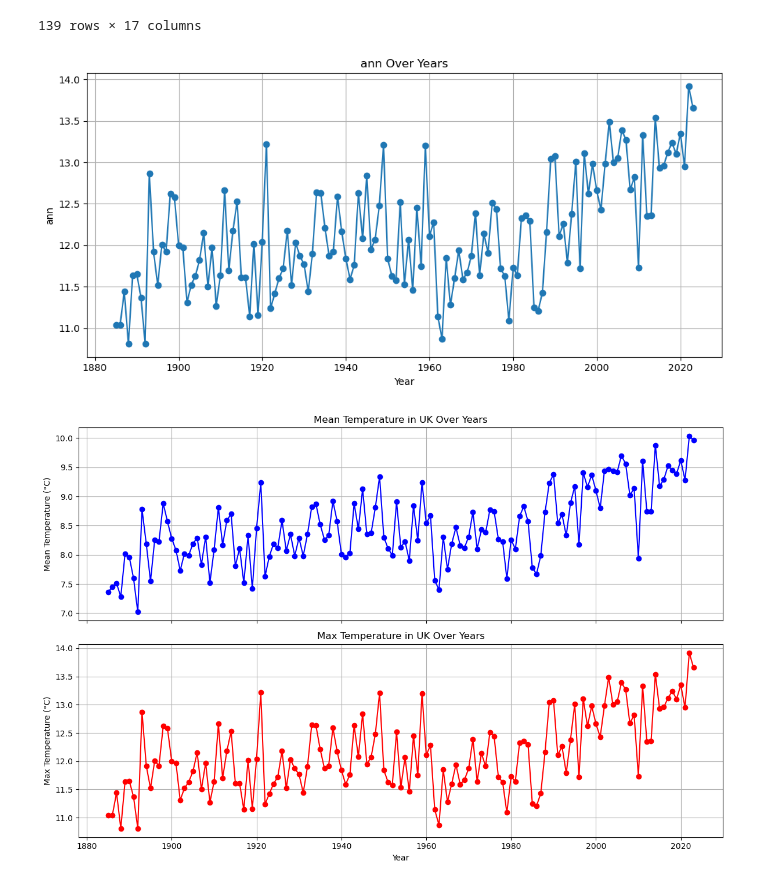
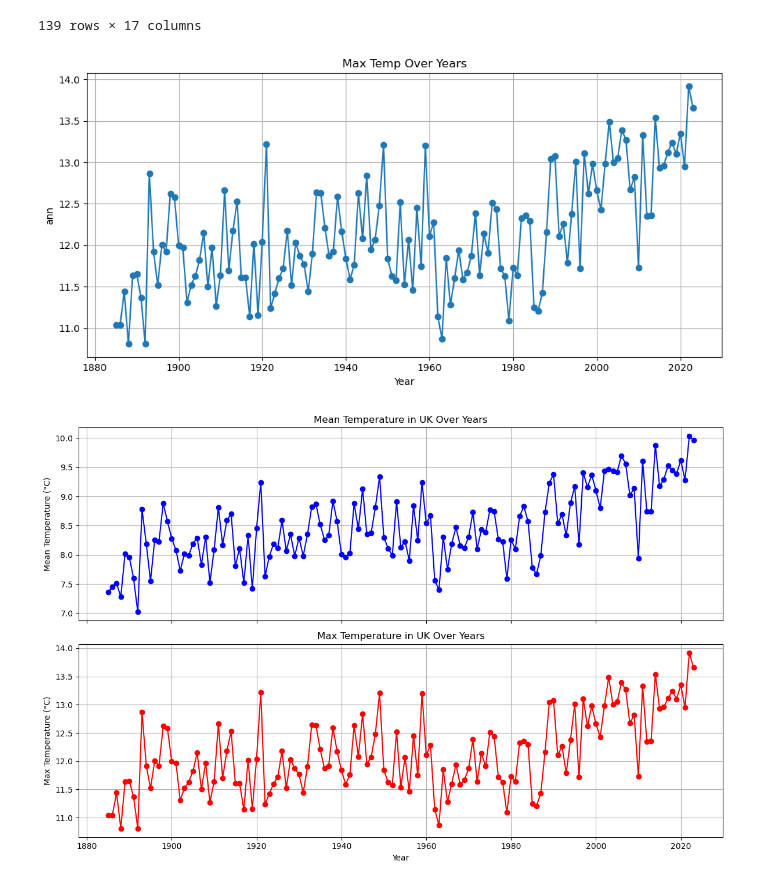
Before and after one commit to kipop00/Climate-Project, a Jupyter notebook: Climate Change Project.ipynb, the cells around one changed output. Drawn from its saved outputs; the diff is of its cells as text; code cells hidden in the pictures.

```diff
--- a/Climate Change Project.ipynb
+++ b/Climate Change Project.ipynb
@@ -107,17 +71,16 @@ df_maxTemp_UK
 # %%
 chosen_column_data = df_maxTemp_UK.iloc[:, -1]
 
-# Plot the data
+# Plot Max Temperatures
 plt.figure(figsize=(10, 5))
 plt.plot(df_maxTemp_UK.index, chosen_column_data, marker='o')
-plt.title(f'{chosen_column_data.name} Over Years')
+plt.title(f'Max Temp Over Years')
 plt.xlabel('Year')
 plt.ylabel(chosen_column_data.name)
 plt.grid(True)
-plt.tight_layout()  # Adjust layout to make room for labels
-plt.show()
+plt.tight_layout()
 # %% [output]
-[figure, old version]
+[figure, new version]
 # %%
 last_column_meantemp = df_meanTemp_UK.iloc[:, -1]
 last_column_maxtemp = df_maxTemp_UK.iloc[:, -1]
```
Also changed, not shown: parts of 10 cells of this notebook.
